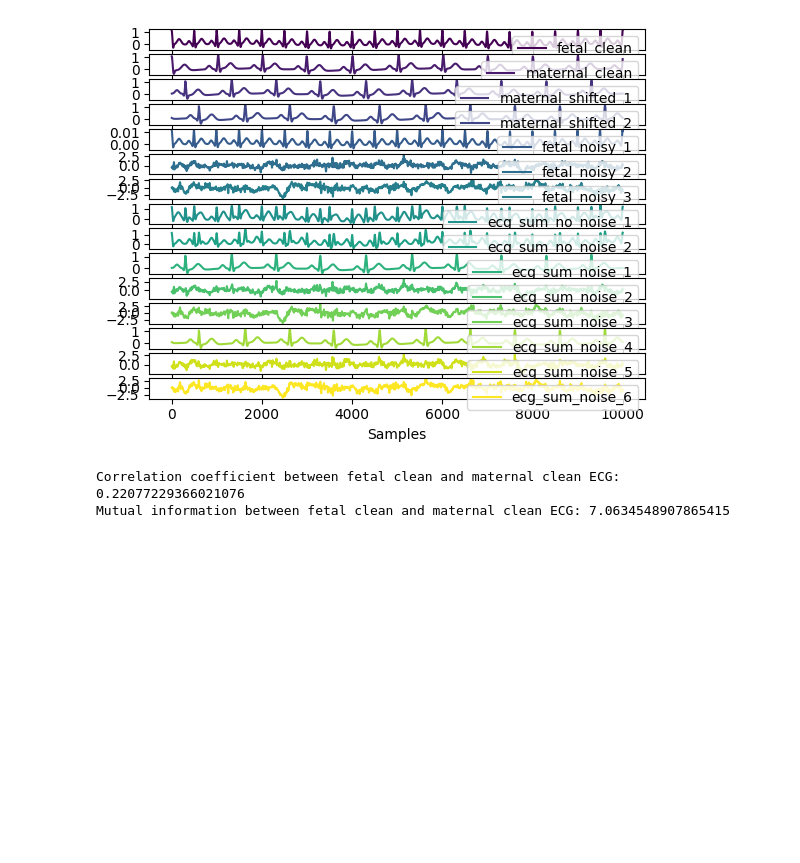
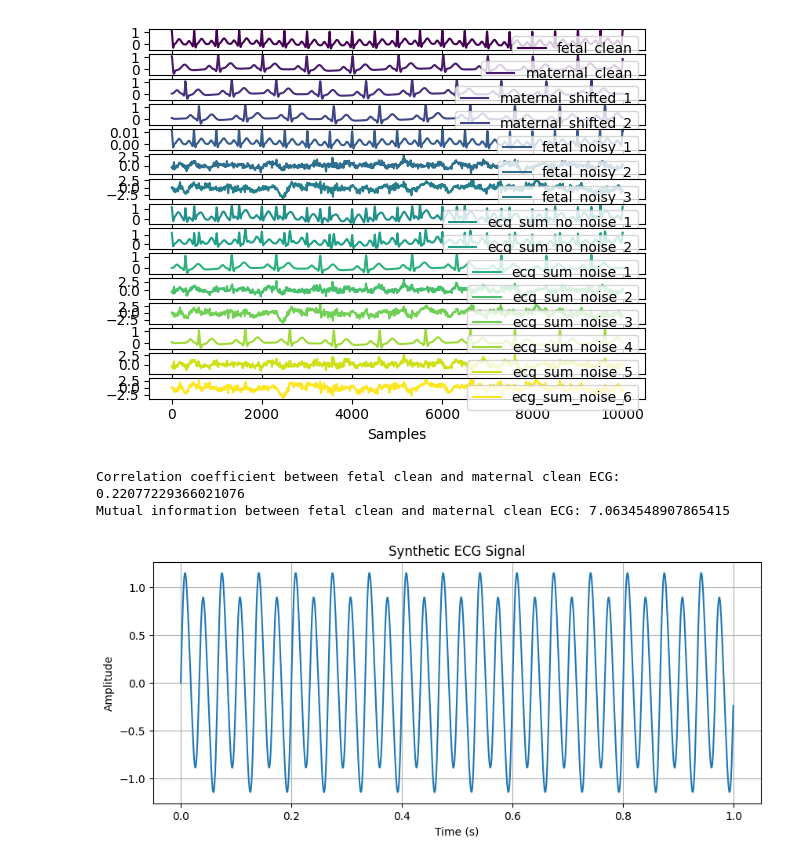
Before and after one commit to z3rd3n/fMCG, a Jupyter notebook: simulation.ipynb, the cells around one changed output. Drawn from its saved outputs; the diff is of its cells as text; code cells hidden in the pictures; blank space fills up the shorter version.

```diff
--- a/simulation.ipynb
+++ b/simulation.ipynb
@@ -114,3 +114,39 @@ print(f'Mutual information between fetal clean and maternal clean ECG: {mutual_i
 # %% [output]
 Correlation coefficient between fetal clean and maternal clean ECG: 0.22077229366021076
 Mutual information between fetal clean and maternal clean ECG: 7.0634548907865415
+# %%
+import numpy as np
+import matplotlib.pyplot as plt
+from scipy.signal import find_peaks
+
+def generate_ecg_signal(fs, duration, heart_rate, noise_level=0.1):
+    t = np.linspace(0, duration, int(fs * duration), endpoint=False)
+
+    # Generate individual components of the ECG signal
+    p_wave = np.sin(2 * np.pi * 1.0 * heart_rate * t)
+    qrs_complex = np.sin(2 * np.pi * 0.5 * heart_rate * t)
+    t_wave = np.sin(2 * np.pi * 0.25 * heart_rate * t)
+
+    # Combine components to create ECG signal
+    ecg_signal = 0.1 * p_wave + qrs_complex + 0.2 * t_wave
+
+    return t, ecg_signal
+
+# Parameters
+fs = 1000  # Sampling frequency (Hz)
+duration = 1  # Duration of the ECG signal (seconds)
+heart_rate = 60  # Heart rate (beats per minute)
+
+# Generate ECG signal
+t, ecg_signal = generate_ecg_signal(fs, duration, heart_rate)
+
+# Plot the ECG signal
+plt.figure(figsize=(10, 4))
+plt.plot(t, ecg_signal)
+plt.title("Synthetic ECG Signal")
+plt.xlabel("Time (s)")
+plt.ylabel("Amplitude")
+plt.grid(True)
+plt.show()
+# %% [output]
+[figure, added]
```
Also changed, not shown: 9 other files.
